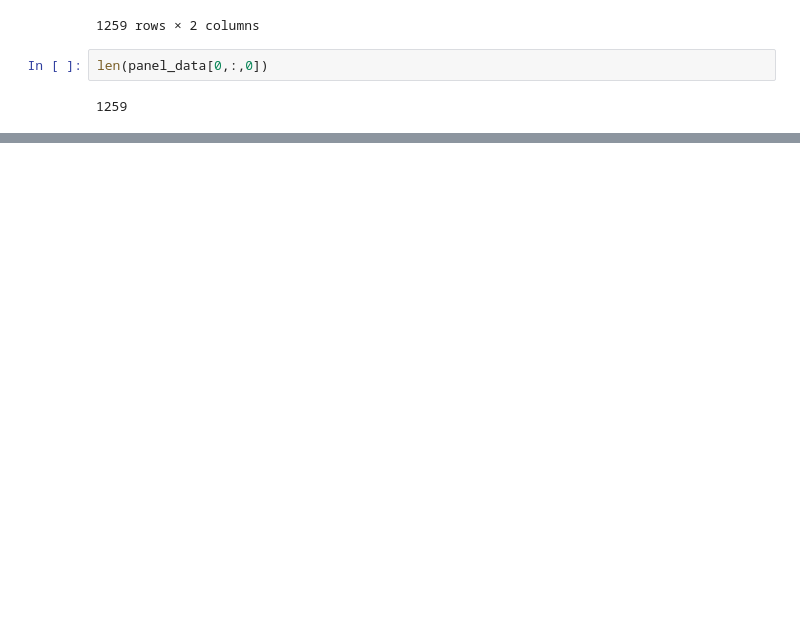
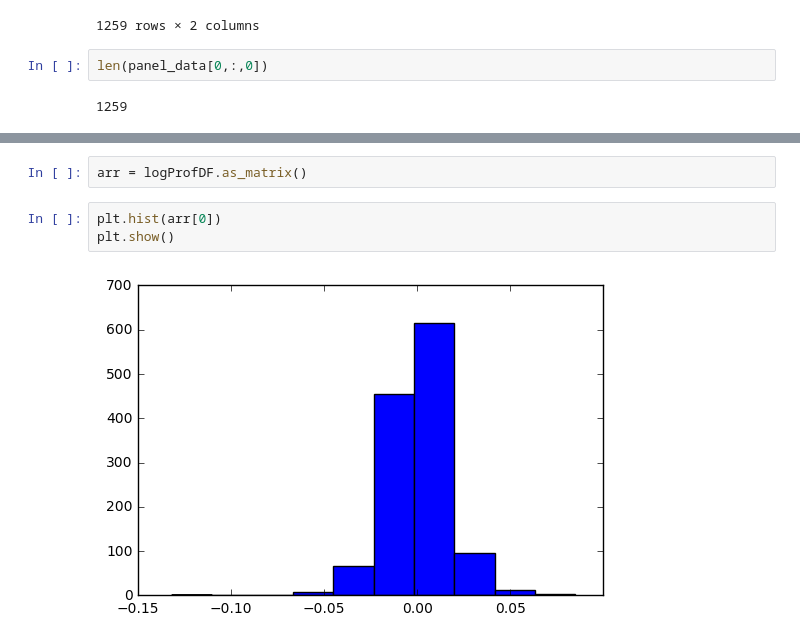
Before and after one commit to mistakemisure/tmp, a Jupyter notebook: ne_kalyagin_lab.ipynb, the cells around one changed output, grey strips where cells are left out. Drawn from its saved outputs; the diff is of its cells as text; blank space fills up the shorter version.

```diff
--- a/ne_kalyagin_lab.ipynb
+++ b/ne_kalyagin_lab.ipynb
@@ -70,0 +115,7 @@ AttributeError: 'module' object has no attribute 'round'
+# %%
+arr = logProfDF.as_matrix()
+# %%
+plt.hist(arr[0])
+plt.show()
+# %% [output]
+[figure, added]
```
Also changed, not shown: parts of 11 cells of this notebook.
